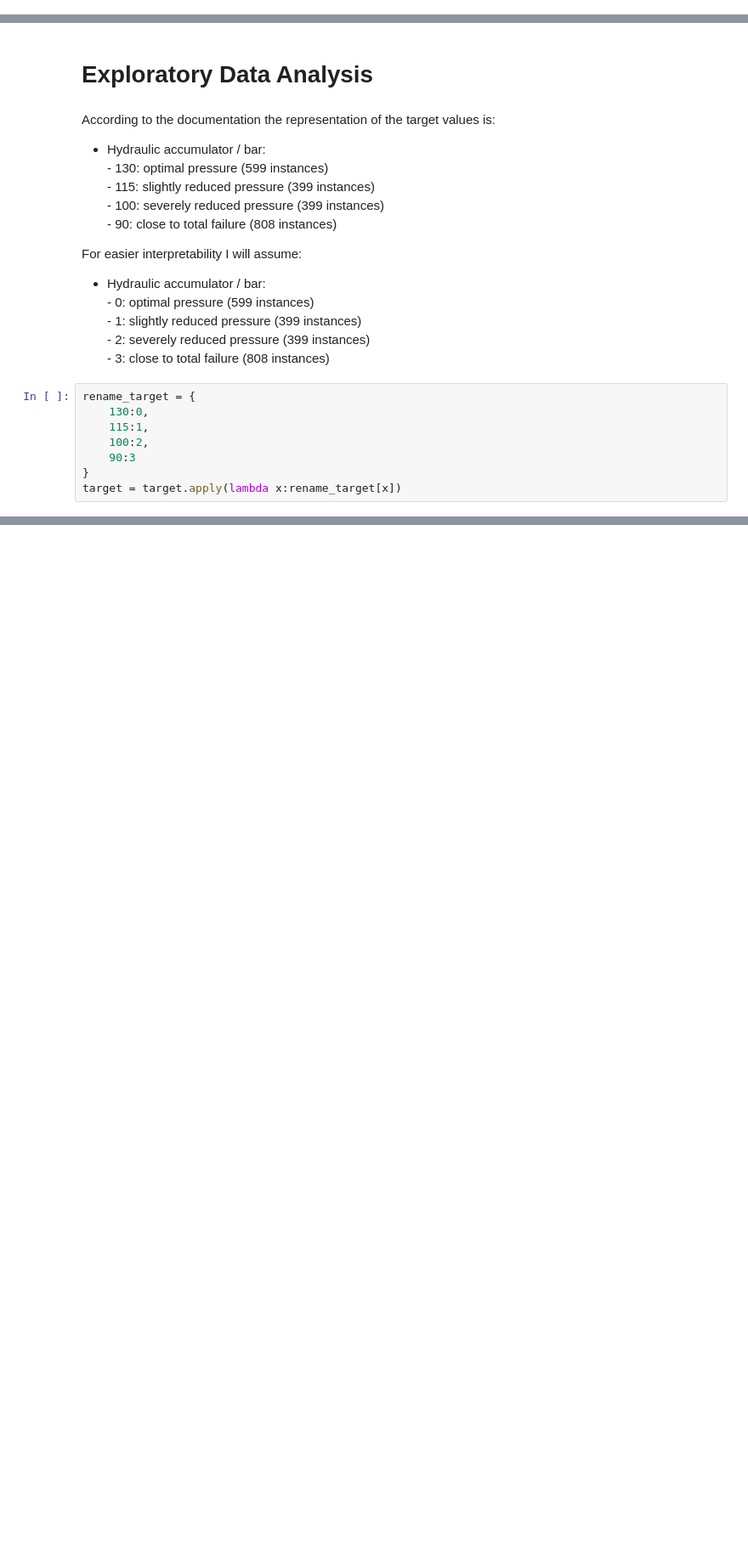
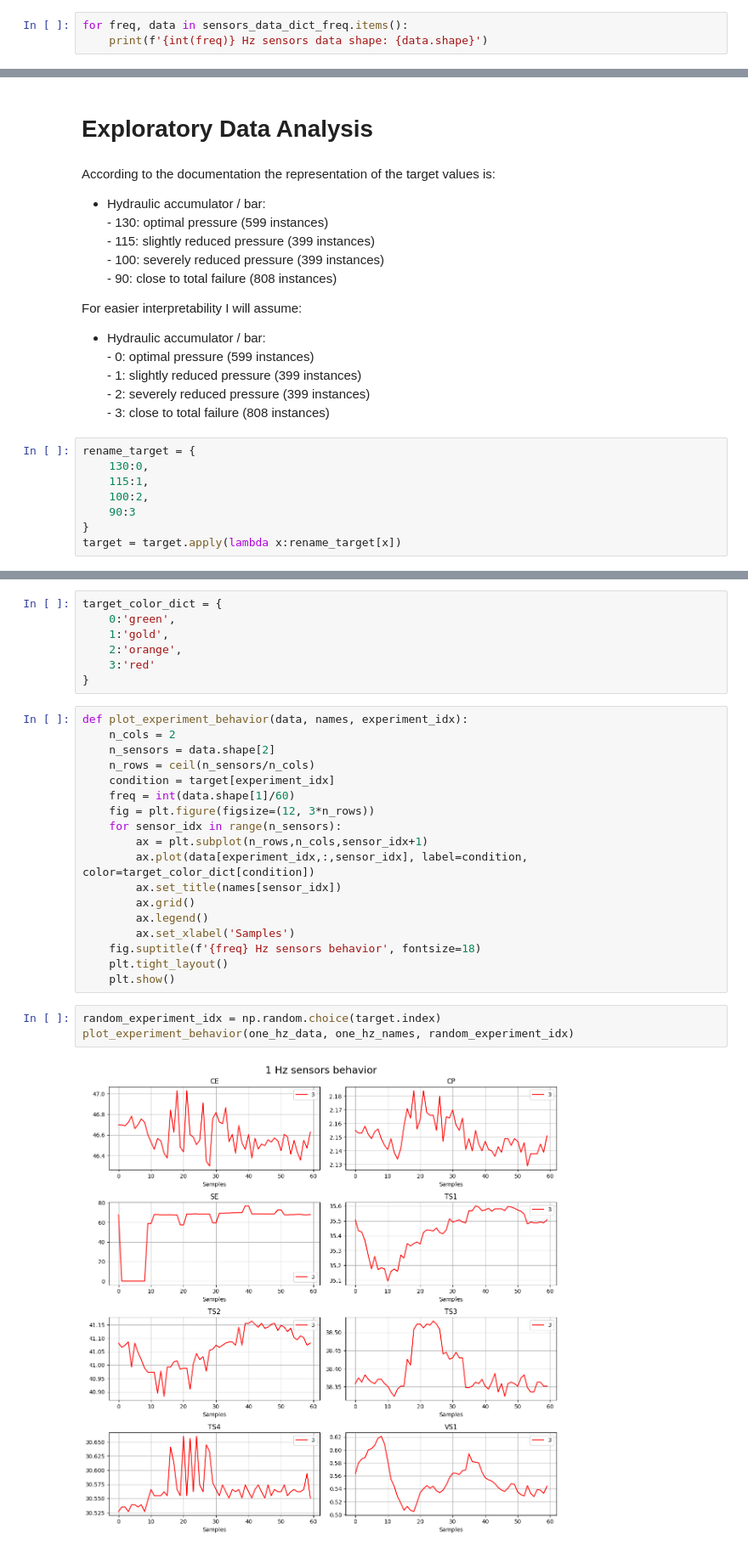
Before and after one commit to antoniotameirao/hydraulic-system-condition-classification, a Jupyter notebook: notebooks/main.ipynb, the cells around one changed output, grey strips where cells are left out. Shown at 85% size. Cells and saved outputs as stored; diff of their text form; blank space fills up the shorter version.

Commit message:
FEAT: Develop a function to visualize the data

```diff
--- a/notebooks/main.ipynb
+++ b/notebooks/main.ipynb
@@ -45,3 +47,6 @@ ten_hz_names = sensors_names_dict_freq[10]
 
 hund_hz_data = sensors_data_dict_freq[100]
 hund_hz_names = sensors_names_dict_freq[100]
+# %%
+for freq, data in sensors_data_dict_freq.items():
+    print(f'{int(freq)} Hz sensors data shape: {data.shape}')
@@ -93,0 +127,30 @@ plt.show()
+# %%
+target_color_dict = {
+    0:'green',
+    1:'gold',
+    2:'orange',
+    3:'red'
+}
+# %%
+def plot_experiment_behavior(data, names, experiment_idx):
+    n_cols = 2
+    n_sensors = data.shape[2]
+    n_rows = ceil(n_sensors/n_cols)
+    condition = target[experiment_idx]
+    freq = int(data.shape[1]/60)
+    fig = plt.figure(figsize=(12, 3*n_rows))
+    for sensor_idx in range(n_sensors):
+        ax = plt.subplot(n_rows,n_cols,sensor_idx+1)
+        ax.plot(data[experiment_idx,:,sensor_idx], label=condition, color=target_color_dict[condition])
+        ax.set_title(names[sensor_idx])
+        ax.grid()
+        ax.legend()
+        ax.set_xlabel('Samples')
+    fig.suptitle(f'{freq} Hz sensors behavior', fontsize=18)
+    plt.tight_layout()
+    plt.show()
+# %%
+random_experiment_idx = np.random.choice(target.index)
+plot_experiment_behavior(one_hz_data, one_hz_names, random_experiment_idx)
+# %% [output]
+[figure, added]
```
Also changed, not shown: parts of 10 cells of this notebook.
